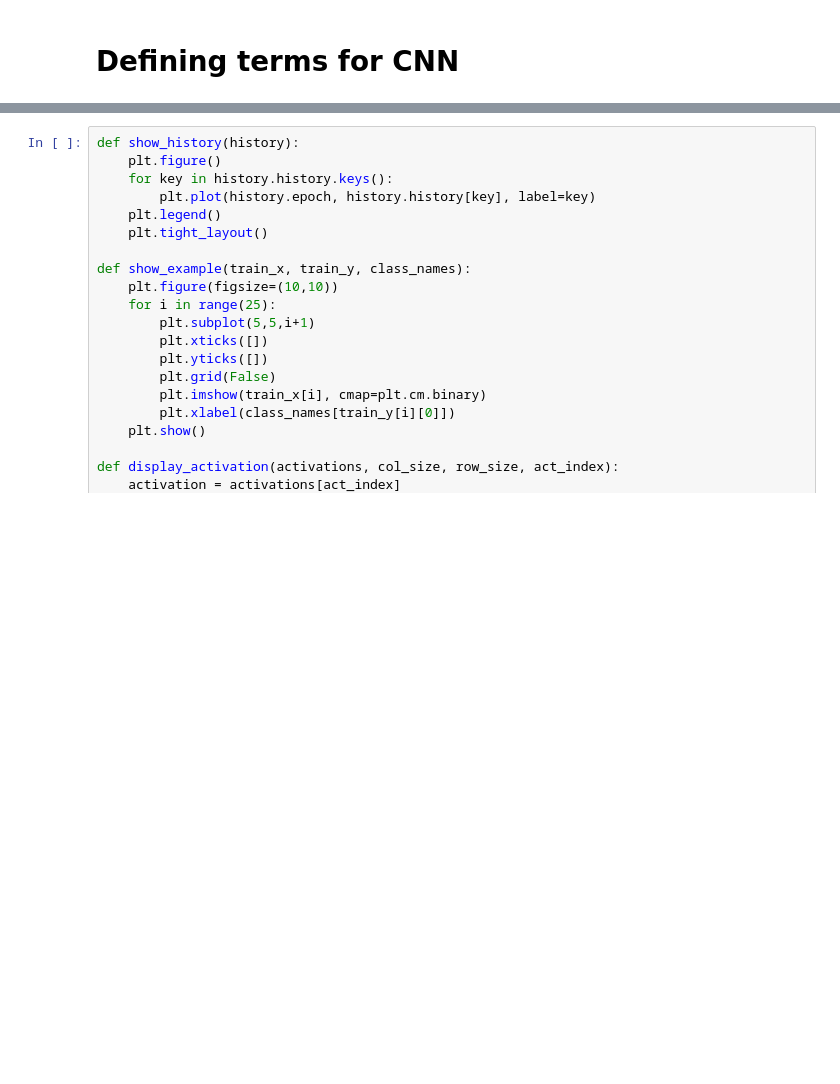
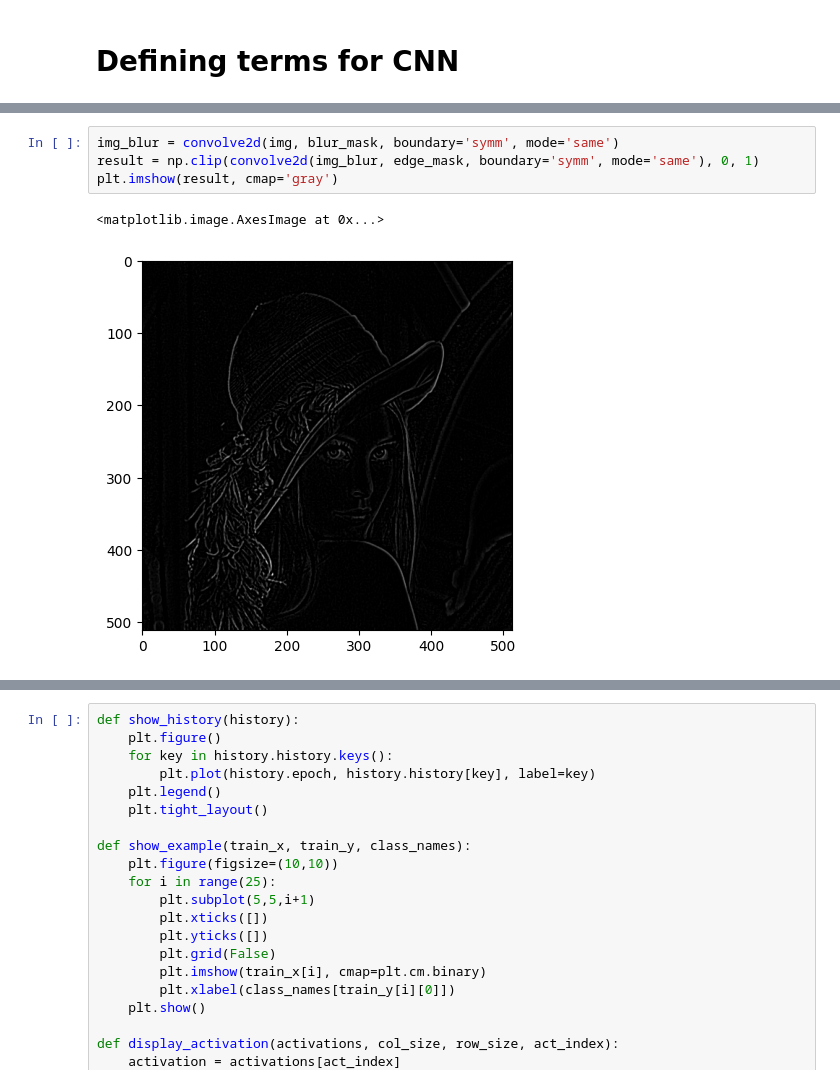
Before and after one commit to rasvob/VSB-FEI-Deep-Learning-Exercises, a Jupyter notebook: dl_02.ipynb, the cells around one changed output, grey strips where cells are left out. Saved outputs shown, nothing was run; the diff lists cells and outputs as text; blank space fills up the shorter version.

```diff
--- a/dl_02.ipynb
+++ b/dl_02.ipynb
@@ -100,3 +142,10 @@ plt.imshow(result, cmap='gray')
+# %%
+img_blur = convolve2d(img, blur_mask, boundary='symm', mode='same')
+result = np.clip(convolve2d(img_blur, edge_mask, boundary='symm', mode='same'), 0, 1)
+plt.imshow(result, cmap='gray')
+# %% [output]
+<matplotlib.image.AxesImage at 0x...>
+[figure, added]
 # %% [markdown]
 ## Pooling
 
```
Also changed, not shown: parts of 59 cells of this notebook, 1 other file.
